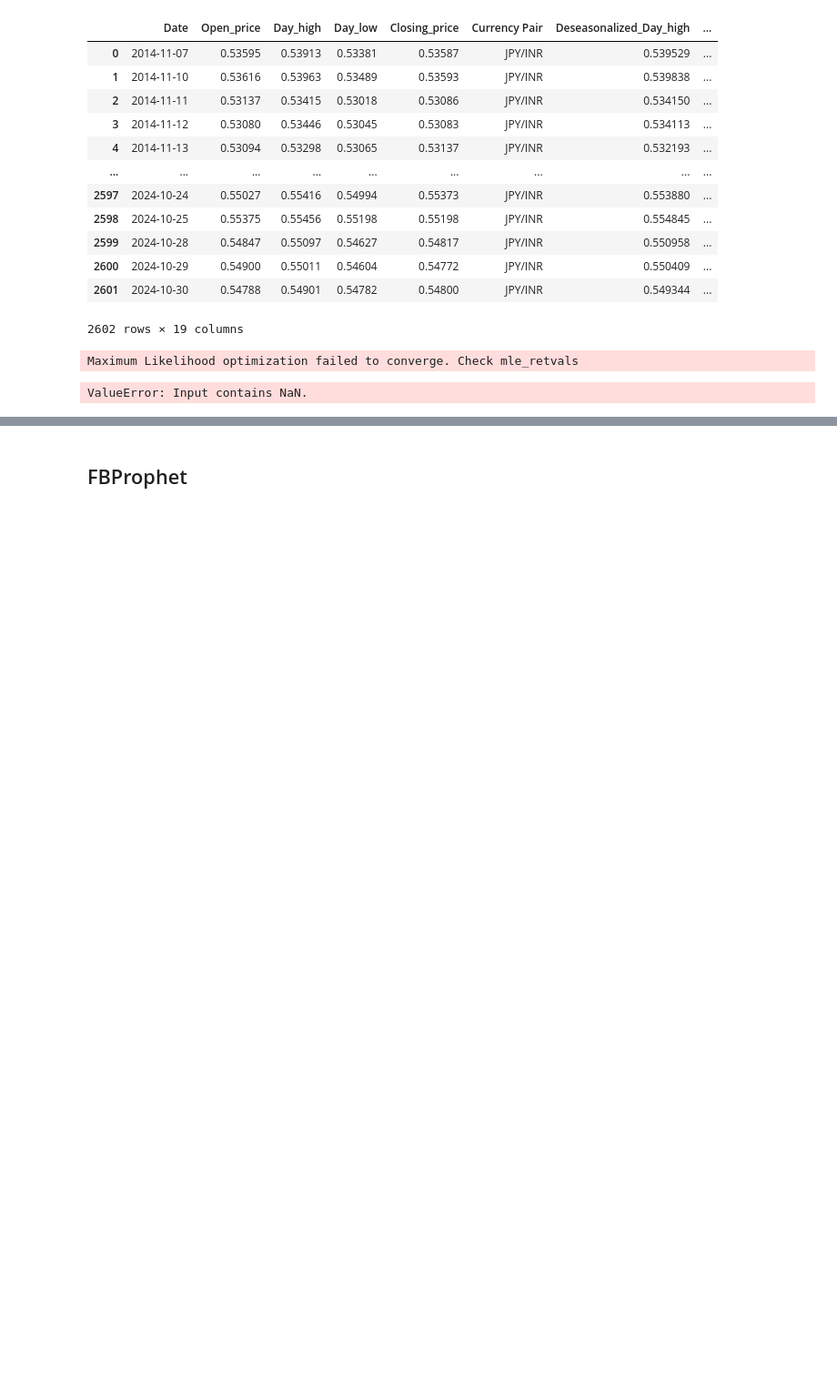
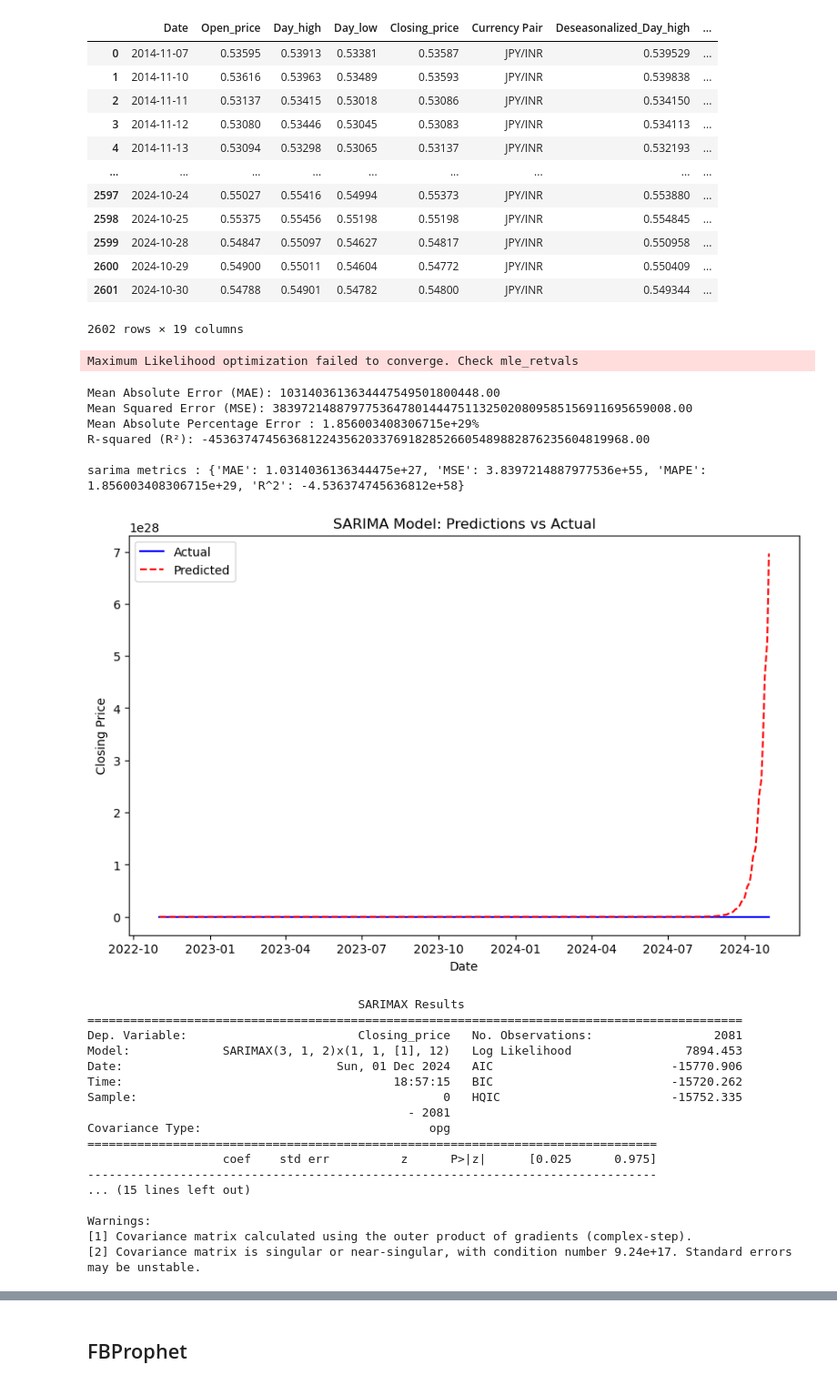
Before and after one commit to shivani309/ForEx, a Jupyter notebook: jpyinr.ipynb, the cells around one changed output, grey strips where cells are left out. Shown at 91% size. Saved outputs shown, nothing was run; the diff lists cells and outputs as text; code cells hidden in the pictures; blank space fills up the shorter version.

Commit message:
jpyinr metrics dl

```diff
--- a/jpyinr.ipynb
+++ b/jpyinr.ipynb
@@ -4,7 +4,7 @@
 import numpy as np
 import pandas as pd
 # %%
-df = pd.read_csv(r'C:\Users\DELL\Documents\GitHub\ForEx\all_data.csv')
+df = pd.read_csv(r'C:\Users\Sejal Hanmante\OneDrive\Documents\GitHub\ForEx\all_data.csv')
 df.head()
 # %% [output]
 |  | Date | Open_price | Day_high | Day_low | Closing_price | Currency Pair |
@@ -1550,7 +1550,7 @@ train, test = jpy_inr[:train_size], jpy_inr[train_size:]
 # SARIMA Model: SARIMAX for seasonal data
 sarima_model = SARIMAX(train[target],
                        order=(3,1,2),  # AR, I, MA order
-                       seasonal_order=(1, 1, 1, 6),  # Seasonal order
+                       seasonal_order=(1, 1, 1, 12),  # Seasonal order
                        exog=train[['Date_numeric']],  # Include 'Date_numeric' as an exogenous variable
                        enforce_stationarity=False,
                        enforce_invertibility=False)
@@ -1561,34 +1561,57 @@ sarima_fit = sarima_model.fit()
 # Make predictions
 predictions = sarima_fit.predict(start=len(train), end=len(train) + len(test) - 1, dynamic=False, exog=test[['Date_numeric']])
 
 mae = mean_absolute_error(test[target], predictions)
 mse = mean_squared_error(test[target], predictions)
 mape = mean_absolute_percentage_error(test[target], predictions)
 r2 = r2_score(test[target], predictions)
 
 # Print the results
 print(f"Mean Absolute Error (MAE): {mae:.2f}")
 print(f"Mean Squared Error (MSE): {mse:.2f}")
 print(f"Mean Absolute Percentage Error : {mape * 100}%")
 print(f"R-squared (R²): {r2:.2f}")
 sarima_metrics = {'MAE': mae, 'MSE': mse,'MAPE': mape * 100, 'R^2': r2}
 print("\nsarima metrics :", sarima_metrics)
 
 # Plotting the results
 plt.figure(figsize=(10,6))
 plt.plot(test['Date'], test[target], label="Actual", color='blue')
 plt.plot(test['Date'], predictions, label="Predicted", color='red', linestyle="--")
 plt.legend()
 plt.title("SARIMA Model: Predictions vs Actual")
 plt.xlabel("Date")
 plt.ylabel("Closing Price")
 plt.show()
 
 # Optional: Print out model diagnostics
 print(sarima_fit.summary())
 # %% [output]
 Maximum Likelihood optimization failed to converge. Check mle_retvals
-ValueError: Input contains NaN.
+Mean Absolute Error (MAE): 1031403613634447549501800448.00
+Mean Squared Error (MSE): 38397214887977536478014447511325020809585156911695659008.00
+Mean Absolute Percentage Error : 1.856003408306715e+29%
+R-squared (R²): -45363747456368122435620337691828526605489882876235604819968.00
+
+sarima metrics : {'MAE': 1.0314036136344475e+27, 'MSE': 3.8397214887977536e+55, 'MAPE': 1.856003408306715e+29, 'R^2': -4.536374745636812e+58}
+[figure, added]
+                                      SARIMAX Results
+============================================================================================
+Dep. Variable:                        Closing_price   No. Observations:                 2081
+Model:             SARIMAX(3, 1, 2)x(1, 1, [1], 12)   Log Likelihood                7894.453
+Date:                              Sun, 01 Dec 2024   AIC                         -15770.906
+Time:                                      18:57:15   BIC                         -15720.262
+Sample:                                           0   HQIC                        -15752.335
+                                             - 2081
+Covariance Type:                                opg
+================================================================================
+                   coef    std err          z      P>|z|      [0.025      0.975]
+--------------------------------------------------------------------------------
+... (15 lines left out)
+
+Warnings:
+[1] Covariance matrix calculated using the outer product of gradients (complex-step).
+[2] Covariance matrix is singular or near-singular, with condition number 9.24e+17. Standard errors may be unstable.
 # %%
 import pandas as pd
 import numpy as np
```
Also changed, not shown: parts of 5 cells of this notebook, 1 other file.
